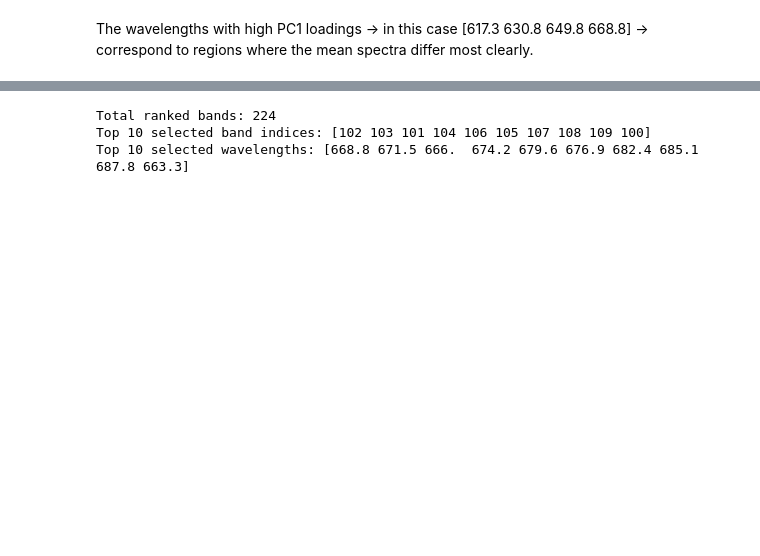
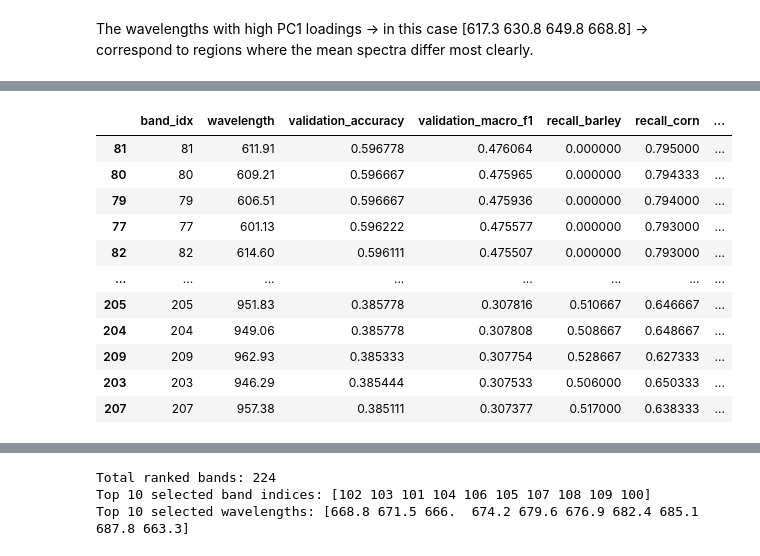
Before and after one commit to isaacmuscat03/Grain-Variety-Classification, a Jupyter notebook: spectral_exploration.ipynb, the cells around one changed output, grey strips where cells are left out. Saved outputs shown, nothing was run; the diff lists cells and outputs as text; code cells hidden in the pictures; blank space fills up the shorter version.

```diff
--- a/spectral_exploration.ipynb
+++ b/spectral_exploration.ipynb
@@ -493,0 +761,92 @@ The wavelengths with high PC1 loadings -> in this case [617.3 630.8 649.8 668.8]
+# %%
+# --- Best single-band selection by validation performance ---
+
+from sklearn.cross_decomposition import PLSRegression
+from sklearn.preprocessing import LabelBinarizer
+from sklearn.metrics import accuracy_score, f1_score, recall_score
+import numpy as np
+import pandas as pd
+import matplotlib.pyplot as plt
+
+train_mask = split_all == "train"
+valid_mask = split_all == "valid"
+
+X_train_single = X_all_raw[train_mask]
+y_train_single = y_all[train_mask]
+
+X_valid_single = X_all_raw[valid_mask]
+y_valid_single = y_all[valid_mask]
+
+classes = np.unique(y_train_single)
+
+single_band_rows = []
+
+for band_idx in range(X_train_single.shape[1]):
+
+    Xtr = X_train_single[:, [band_idx]]
+    Xva = X_valid_single[:, [band_idx]]
+
+    train_mean = Xtr.mean(axis=0)
+
+    Xtr_mc = Xtr - train_mean
+    Xva_mc = Xva - train_mean
+
+    lb_single = LabelBinarizer()
+    Ytr = lb_single.fit_transform(y_train_single)
+
+    pls = PLSRegression(n_components=1, max_iter=500)
+    pls.fit(Xtr_mc, Ytr)
+
+    scores_va = pls.predict(Xva_mc)
+    y_pred_va = lb_single.classes_[np.argmax(scores_va, axis=1)]
+
+    acc = accuracy_score(y_valid_single, y_pred_va)
+    macro_f1 = f1_score(y_valid_single, y_pred_va, average="macro")
+
+    recalls = recall_score(
+        y_valid_single,
+        y_pred_va,
+        labels=classes,
+        average=None,
+        zero_division=0
+    )
+
+    row = {
+        "band_idx": band_idx,
+        "wavelength": wavelengths[band_idx],
+        "validation_accuracy": acc,
+        "validation_macro_f1": macro_f1
+    }
+
+    for cls, rec in zip(classes, recalls):
+        row[f"recall_{cls}"] = rec
+
+    # Barley-specific objective
+    if "barley" in classes:
+        barley_idx = list(classes).index("barley")
+        row["barley_recall"] = recalls[barley_idx]
+        row["barley_aware_score"] = 0.5 * macro_f1 + 0.5 * recalls[barley_idx]
+
+    single_band_rows.append(row)
+
+single_band_df = pd.DataFrame(single_band_rows)
+
+display(
+    single_band_df.sort_values(
+        ["validation_macro_f1", "validation_accuracy"],
+        ascending=[False, False]
+    )
+)
+# %% [output]
+|  | band_idx | wavelength | validation_accuracy | validation_macro_f1 | recall_barley | recall_corn | ... |
+| 81 | 81 | 611.91 | 0.596778 | 0.476064 | 0.000000 | 0.795000 | ... |
+| 80 | 80 | 609.21 | 0.596667 | 0.475965 | 0.000000 | 0.794333 | ... |
+| 79 | 79 | 606.51 | 0.596667 | 0.475936 | 0.000000 | 0.794000 | ... |
+| 77 | 77 | 601.13 | 0.596222 | 0.475577 | 0.000000 | 0.793000 | ... |
+| 82 | 82 | 614.60 | 0.596111 | 0.475507 | 0.000000 | 0.793000 | ... |
+| ... | ... | ... | ... | ... | ... | ... | ... |
+| 205 | 205 | 951.83 | 0.385778 | 0.307816 | 0.510667 | 0.646667 | ... |
+| 204 | 204 | 949.06 | 0.385778 | 0.307808 | 0.508667 | 0.648667 | ... |
+| 209 | 209 | 962.93 | 0.385333 | 0.307754 | 0.528667 | 0.627333 | ... |
+| 203 | 203 | 946.29 | 0.385444 | 0.307533 | 0.506000 | 0.650333 | ... |
+| 207 | 207 | 957.38 | 0.385111 | 0.307377 | 0.517000 | 0.638333 | ... |
```
Also changed, not shown: parts of 9 cells of this notebook.
